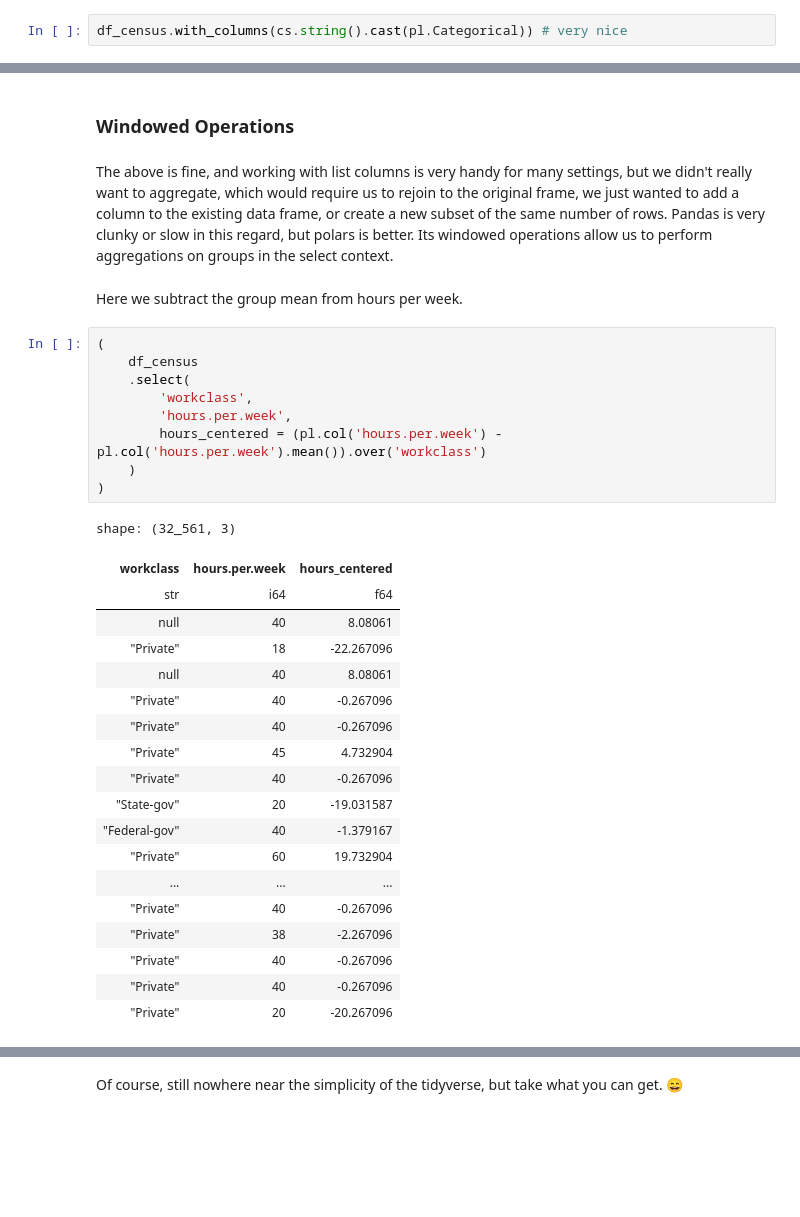
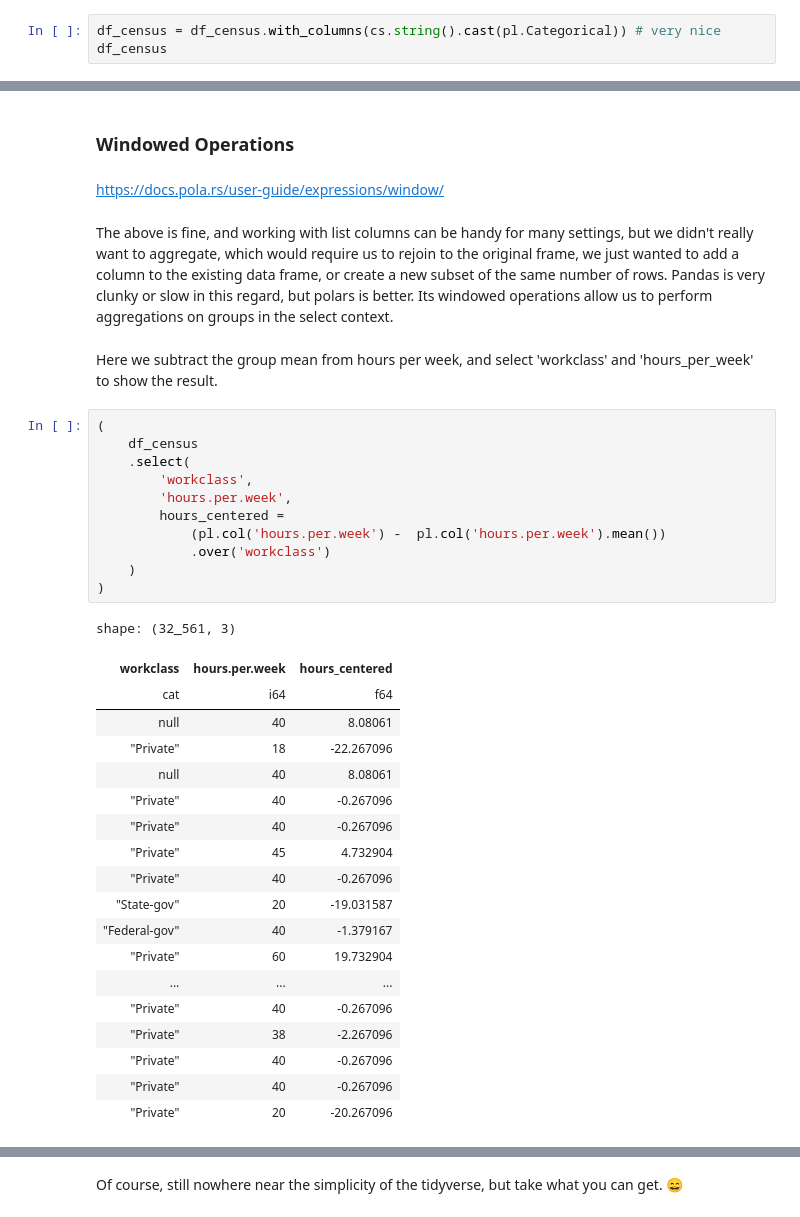
Before and after one commit to m-clark/polars-talk-2024, a Jupyter notebook: polars.ipynb, the cells around one changed output, grey strips where cells are left out. Drawn from its saved outputs; the diff is of its cells as text; blank space fills up the shorter version.

```diff
--- a/polars.ipynb
+++ b/polars.ipynb
@@ -410,7 +487,8 @@ df_census = df_census.with_columns(
     # pl.when(cs.string() == '?').then(None).otherwise(cs.string()) # doesn't work
 )
 # %%
-df_census.with_columns(cs.string().cast(pl.Categorical)) # very nice
+df_census = df_census.with_columns(cs.string().cast(pl.Categorical)) # very nice
+df_census
 # %% [output]
 shape: (32_561, 15)
 | age | workclass | fnlwgt | education | education.num | marital.status | occupation | relationship | race | ... |
@@ -630,22 +750,26 @@ shape: (9, 2)
 # %% [markdown]
 ### Windowed Operations
+# %% [markdown]
+https://docs.pola.rs/user-guide/expressions/window/
 # %% [markdown]
-The above is fine, and working with list columns is very handy for many settings, but we didn't really want to aggregate, which would require us to rejoin to the original frame, we just wanted to add a column to the existing data frame, or create a new subset of the same number of rows.  Pandas is very clunky or slow in this regard, but polars is better. Its windowed operations allow us to perform aggregations on groups in the select context.
+The above is fine, and working with list columns can be handy for many settings, but we didn't really want to aggregate, which would require us to rejoin to the original frame, we just wanted to add a column to the existing data frame, or create a new subset of the same number of rows.  Pandas is very clunky or slow in this regard, but polars is better. Its windowed operations allow us to perform aggregations on groups in the select context.
 # %% [markdown]
-Here we subtract the group mean from hours per week.
+Here we subtract the group mean from hours per week, and select 'workclass' and 'hours_per_week' to show the result.
 # %%
 (
     df_census
     .select(
         'workclass',
         'hours.per.week',
-        hours_centered = (pl.col('hours.per.week') -  pl.col('hours.per.week').mean()).over('workclass')
+        hours_centered =
+            (pl.col('hours.per.week') -  pl.col('hours.per.week').mean())
+            .over('workclass')
     )
 )
 # %% [output]
 shape: (32_561, 3)
 | workclass | hours.per.week | hours_centered |
-| str | i64 | f64 |
+| cat | i64 | f64 |
 | null | 40 | 8.08061 |
 | "Private" | 18 | -22.267096 |
 | null | 40 | 8.08061 |
```
Also changed, not shown: parts of 78 cells of this notebook.
